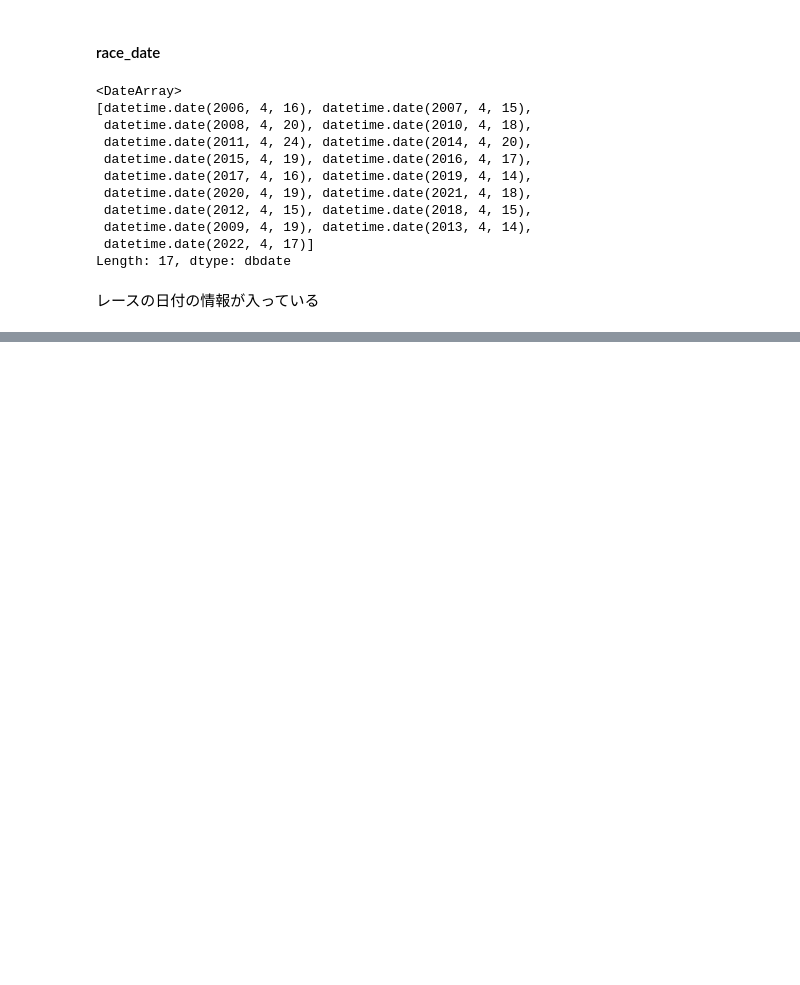
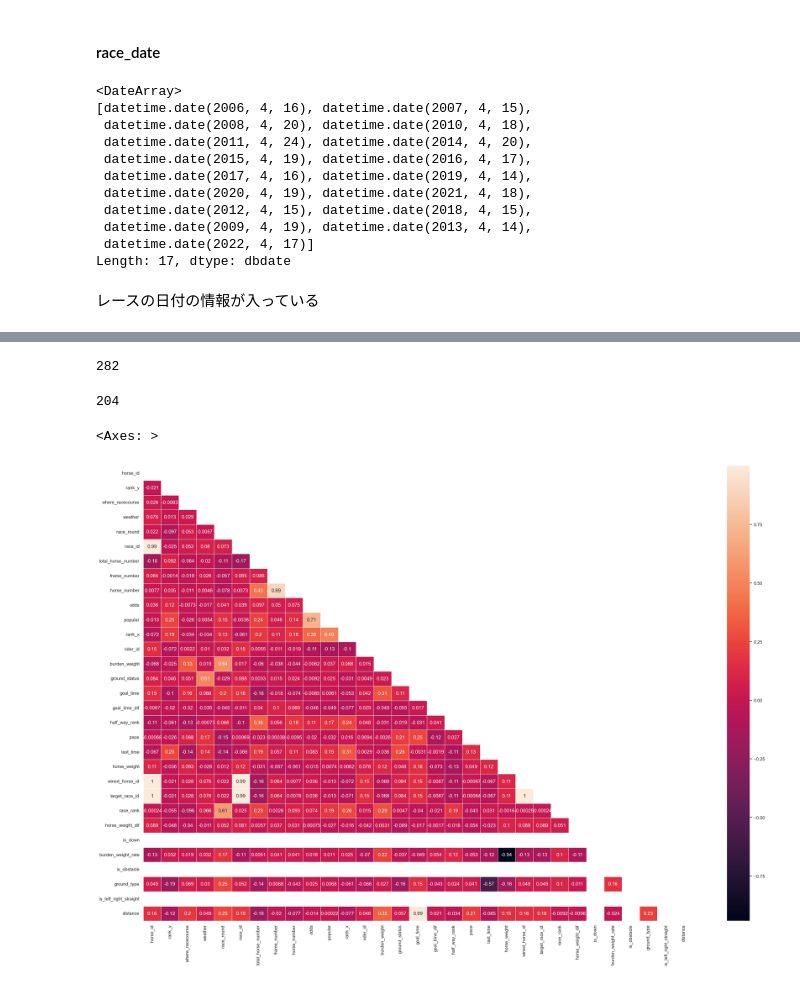
Before and after one commit to kawamottyan/to-be-a-rich, a Jupyter notebook: dataset/model/satsuki/EDA.ipynb, the cells around one changed output, grey strips where cells are left out. Cells and saved outputs as stored; diff of their text form; code cells hidden in the pictures; blank space fills up the shorter version.

Commit message:
seaborn plot done

```diff
--- a/dataset/model/satsuki/EDA.ipynb
+++ b/dataset/model/satsuki/EDA.ipynb
@@ -1616,0 +1699,5 @@ Length: 17, dtype: dbdate
+# %%
+
+horse_df_tmp = horse_df[['horse_id','rank']]
+horse_race_df_marged = pd.DataFrame()
+horse_race_df_marged = pd.merge(horse_df_tmp, horse_race_df, on='horse_id', how='inner', suffixes=('_y', '_x'))
@@ -1616,0 +1720,19 @@ Length: 17, dtype: dbdate
+# %%
+horse_df['horse_id'].nunique()
+# %% [output]
+282
+# %%
+horse_race_df['horse_id'].nunique()
+# %% [output]
+204
+# %%
+import seaborn as sns
+sns.set(rc={'figure.figsize':(30,20)})
+sns.set(style="white")
+corr = horse_race_df_marged.corr()
+mask = np.zeros_like(corr, dtype=bool)
+mask[np.triu_indices_from(mask)] = True
+sns.heatmap(data = corr, mask = mask, linewidth = 0.5, annot = True)
+# %% [output]
+<Axes: >
+[figure, added]
```
Also changed, not shown: parts of 20 cells of this notebook, 1 other file.
